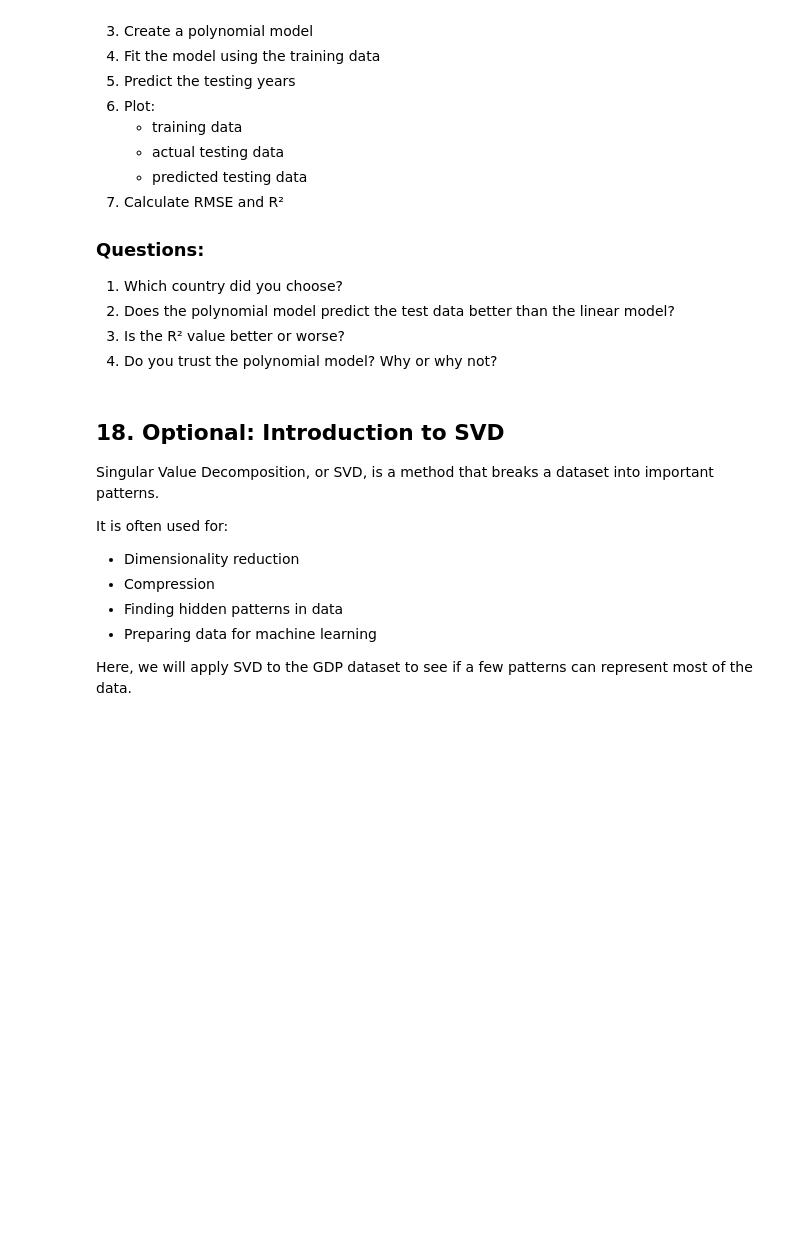
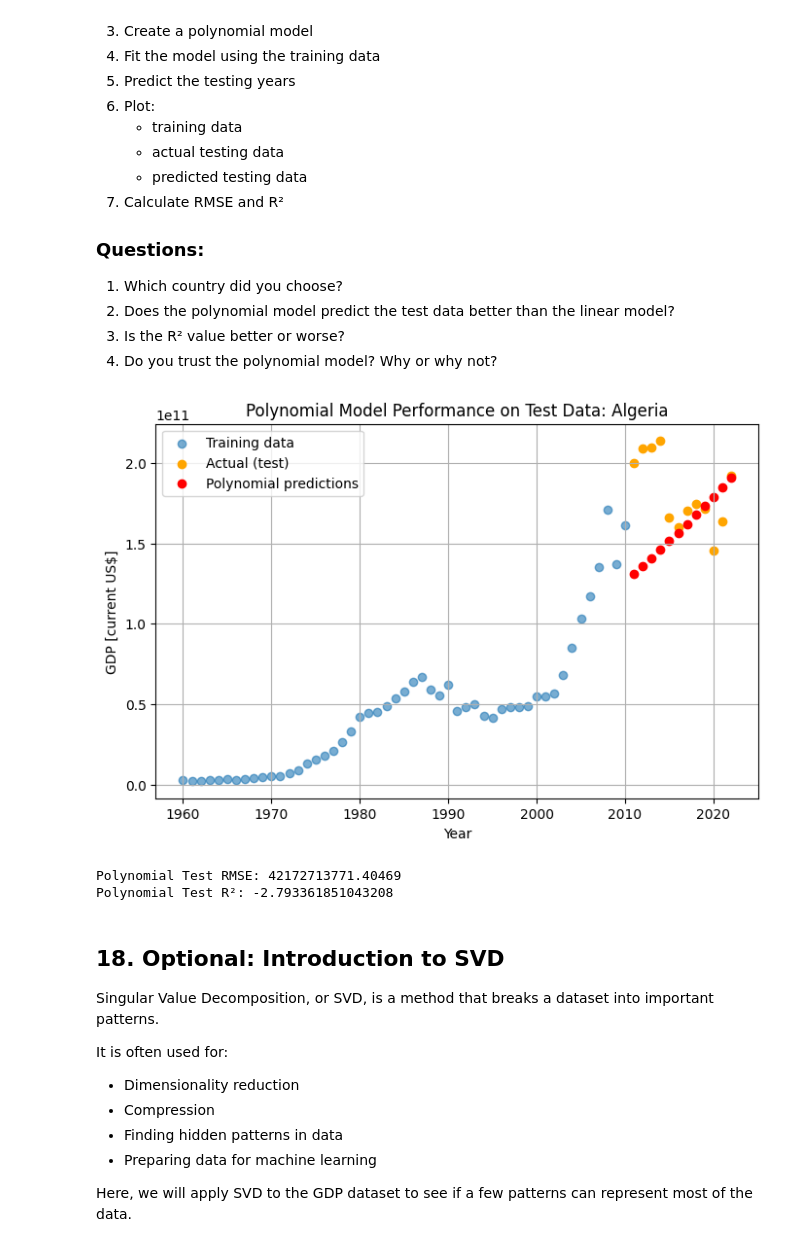
Before and after one commit to shokun723/Summer_Workshop_ShoRydberg, a Jupyter notebook: 0_Class_Notebooks/01_Know_Data_Numerical.ipynb, the cells around one changed output. Saved outputs shown, nothing was run; the diff lists cells and outputs as text; code cells hidden in the pictures; blank space fills up the shorter version.

```diff
--- a/0_Class_Notebooks/01_Know_Data_Numerical.ipynb
+++ b/0_Class_Notebooks/01_Know_Data_Numerical.ipynb
@@ -633,7 +821,7 @@ You can copy and modify code from the previous sections.
 4. Do you trust the polynomial model? Why or why not?
 # %%
 # Choose a country
-chosen_country = "United States"
+chosen_country = "Algeria" # You can change this to any country that is present in the dataset.
 
 # Get years and GDP values
 years = gdp_transposed.index.to_numpy()
@@ -650,38 +838,45 @@ y_train = y[train_mask]
 X_test = years[test_mask].reshape(-1, 1)
 y_test = y[test_mask]
 
 # Create a polynomial model
 # Hint: use make_pipeline(), PolynomialFeatures(), and LinearRegression()
-poly_test_model = ...
+poly_test_model = make_pipeline(PolynomialFeatures(degree=2), LinearRegression())
 
 # Fit the model
-...
+poly_test_model.fit(X_train, y_train)
 
 # Predict the testing data
-poly_test_predictions = ...
+poly_test_predictions = poly_test_model.predict(X_test)
 
 # Plot training, actual testing, and predicted testing data
 plt.figure(figsize=(8, 5))
 
 # Uncomment and fill in the code below to plot the training data, actual test data, and polynomial predictions on the same graph for comparison.
 #plt.scatter(..., ..., label="Training data", alpha=0.6)
 #plt.scatter(..., ..., color="orange", label="Actual (test)")
 #plt.scatter(..., ..., color="red", label="Polynomial predictions")
+plt.scatter(X_train, y_train, label="Training data", alpha=0.6)
+plt.scatter(X_test, y_test, color="orange", label="Actual (test)")
+plt.scatter(X_test, poly_test_predictions, color="red", label="Polynomial predictions")
 
 plt.xlabel("Year")
 plt.ylabel("GDP [current US$]")
 plt.title(f"Polynomial Model Performance on Test Data: {chosen_country}")
 
 plt.legend()
 plt.grid(True)
 plt.show()
 
 # Evaluate the model
-poly_test_rmse = ...
-poly_test_r2 = ...
+poly_test_rmse = np.sqrt(mean_squared_error(y_test, poly_test_predictions))
+poly_test_r2 = r2_score(y_test, poly_test_predictions)
 
 print("Polynomial Test RMSE:", poly_test_rmse)
 print("Polynomial Test R²:", poly_test_r2)
+# %% [output]
+[figure, added]
+Polynomial Test RMSE: 42172713771.40469
+Polynomial Test R²: -2.793361851043208
 # %%
 # Hint for creating the polynomial model:
 # poly_test_model = make_pipeline(
```
Also changed, not shown: parts of 36 cells of this notebook, 2 other files.
